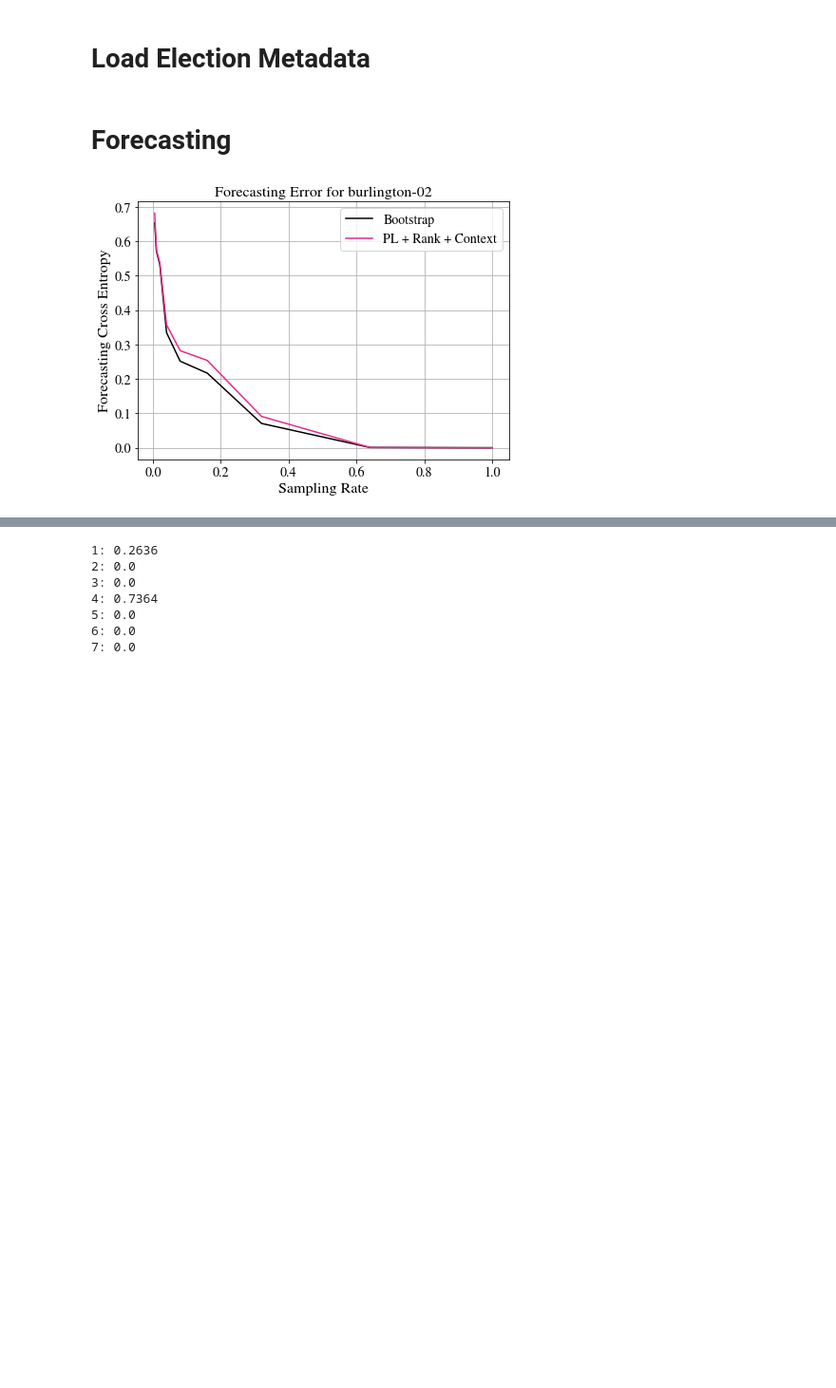
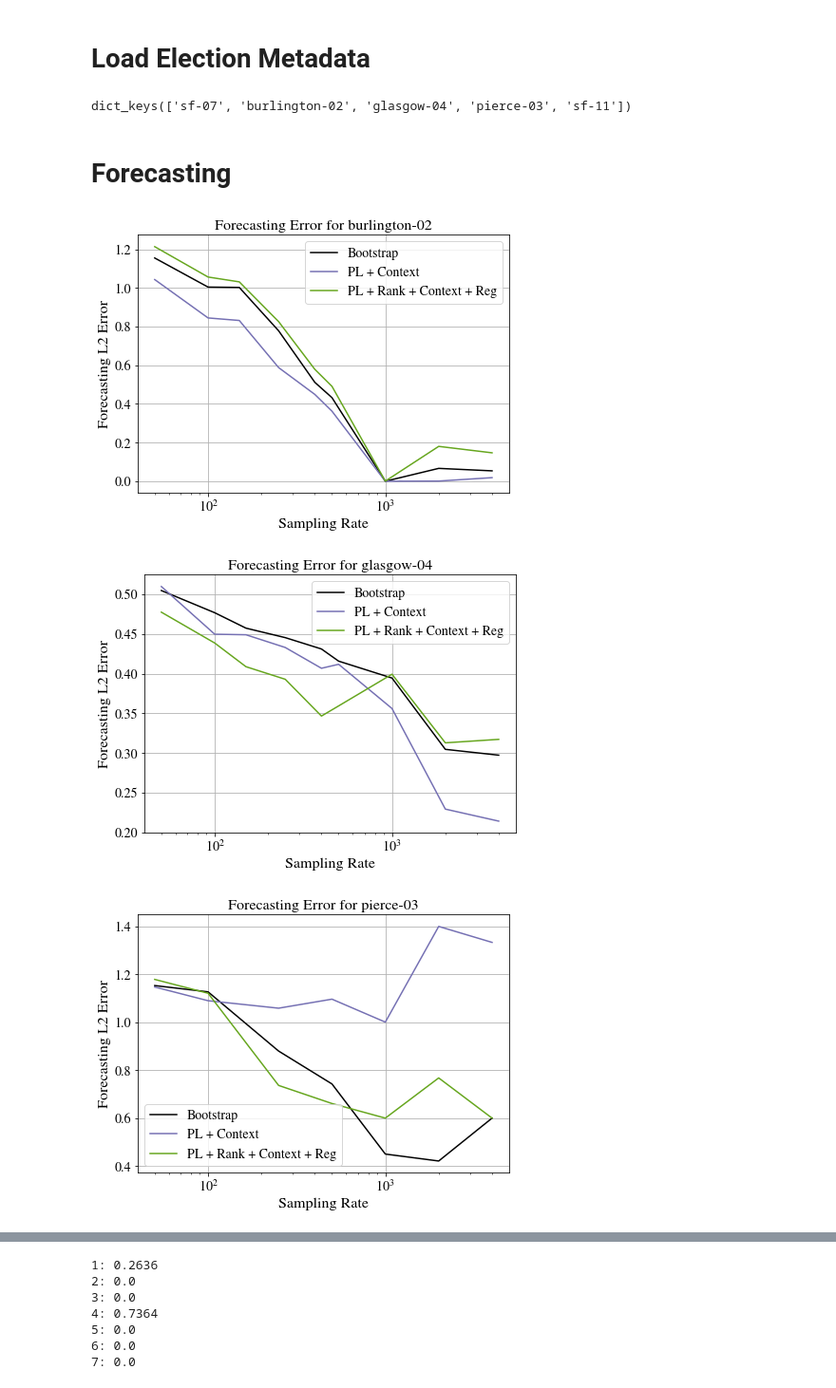
Before and after one commit to dliu18/irv-ballot-length, a Jupyter notebook: notebooks/Push Pull Model Evaluation.ipynb, the cells around one changed output, grey strips where cells are left out. Shown at 95% size. Drawn from its saved outputs; the diff is of its cells as text; code cells hidden in the pictures; blank space fills up the shorter version.

Commit message:
conduct enough trials for forecasting

```diff
--- a/notebooks/Push Pull Model Evaluation.ipynb
+++ b/notebooks/Push Pull Model Evaluation.ipynb
@@ -116,8 +116,11 @@ poll is sampled with replacement
 
 * ran 50 trials for burlington-02, sl-01, takomapark-01, sf-07. Each has its own pickle file.
 # %%
-with open("../results/push_pull_eval/l2_by_election_glasgow-04.pickle", "rb") as pickleFile:
+with open("../results/push_pull_eval/l2_by_election_filtered_burlington-02.pickle", "rb") as pickleFile:
     KL_results = pickle.load(pickleFile)
+
+with open("../results/push_pull_eval/win_shares_by_election_filtered_burlington-02.pickle", "rb") as pickleFile:
+    win_shares_results = pickle.load(pickleFile)
 # %%
 directory = Path("../results/push_pull_eval")
 
@@ -199,20 +233,23 @@ for election_name in KL_results:
     fig, ax = plt.subplots(figsize=(7,5))
     ax.set_title(f"Fit of Each Model Class for {election_name}")
     ax.set_xlabel("Sample Size")
-    ax.set_ylabel("KL Divergence from True Election Profile")
+    ax.set_ylabel("L2 Error from True Election Profile")
     ax.set_yscale("log")
     ax.grid()
 
-    for model_name in ["Bootstrap", "PL", "PL + Rank", "PL + Context", "PL + Rank + Context"]:
+#     for model_name in ["Bootstrap", "PL", "PL + Rank", "PL + Context", "PL + Rank + Context",  "PL + Rank + Context + Reg"]:
+    for model_name in ["Bootstrap", "PL + Context", "PL + Rank + Context + Reg"]:
         sampling_rates = [rate for rate in KL_by_sampling_rate[model_name]]
         kls = [
             np.mean(KL_by_sampling_rate[model_name][rate])
             for rate in sampling_rates
         ]
+#         print(kls)
         ax.plot(sampling_rates,
                kls,
                color=get_color_from_model_name(model_name),
                linewidth=2,
                label=model_name)
+    ax.set_xscale("log")
     ax.legend()
 # %% [output]
@@ -263,17 +291,15 @@ for election_name in win_shares_oracle:
     for rate in win_shares_oracle[election_name]:
         win_shares = [win_shares_oracle[election_name][rate][cand] for cand in cands]
         assert abs(np.sum(win_shares) - 1.0) < 1e-6
-
+print(win_shares_oracle.keys())
 # election_winners
+# %% [output]
+dict_keys(['sf-07', 'burlington-02', 'glasgow-04', 'pierce-03', 'sf-11'])
 # %% [markdown]
 # Forecasting
 # %%
-num_trials = 50
-num_simulations = 1000
-
-for election_name in win_shares_oracle:
-    if election_name != "burlington-02":
-        continue
+num_simulations = 250
+for election_name in win_shares_results:
 
     correct_winner = election_winners[election_name]
     cands = election_candidates[election_name]
@@ -283,31 +309,44 @@ for election_name in win_shares_oracle:
     ax.set_xlabel("Sampling Rate")
     ax.set_ylabel("Forecasting L2 Error")
 
     for model_name in win_shares_results[election_name]:
 
         sample_sizes = [size for size in win_shares_results[election_name][model_name]]
         errors_by_size = []
         for size in sample_sizes:
+            if size >= 1000:
+                num_trials = 10
+            elif election_name in ["pierce-03", "sf-11"]:
+                num_trials = 75
+            elif election_name in ["burlington-02", "glasgow-04"]:
+                num_trials = 200
+
             errors = []
             for trial_idx in range(num_trials):
                 # for num_simulations, sample n ballots to get a cand win shares vector
                 cand_wins = {
                     cand: win_shares_results[election_name][model_name][size][cand][trial_idx]\
                     for cand in cands
                 }
 
                 # add error to errors
+#                 error = cand_wins[correct_winner] / num_simulations
                 error = 0
                 for cand in cands:
                     p = cand_wins[cand] / num_simulations
                     error += (win_shares_oracle[election_name][1.0][cand] - p)**2
                 errors.append(error)
+#             if model_name == "PL + Context":
+#                 print([f"{x:.1e}" for x in errors])
             errors_by_size.append(np.mean(errors))
 
         ax.plot(sample_sizes, errors_by_size,
                 label=model_name,
                 color=get_color_from_model_name(model_name))
     ax.legend()
     ax.grid()
+    ax.set_xscale("log")
 # %% [output]
-[figure, old version]
+[figure, new version]
+[figure, added]
+[figure, added]
```
Also changed, not shown: parts of 4 cells of this notebook, 8 other files.
